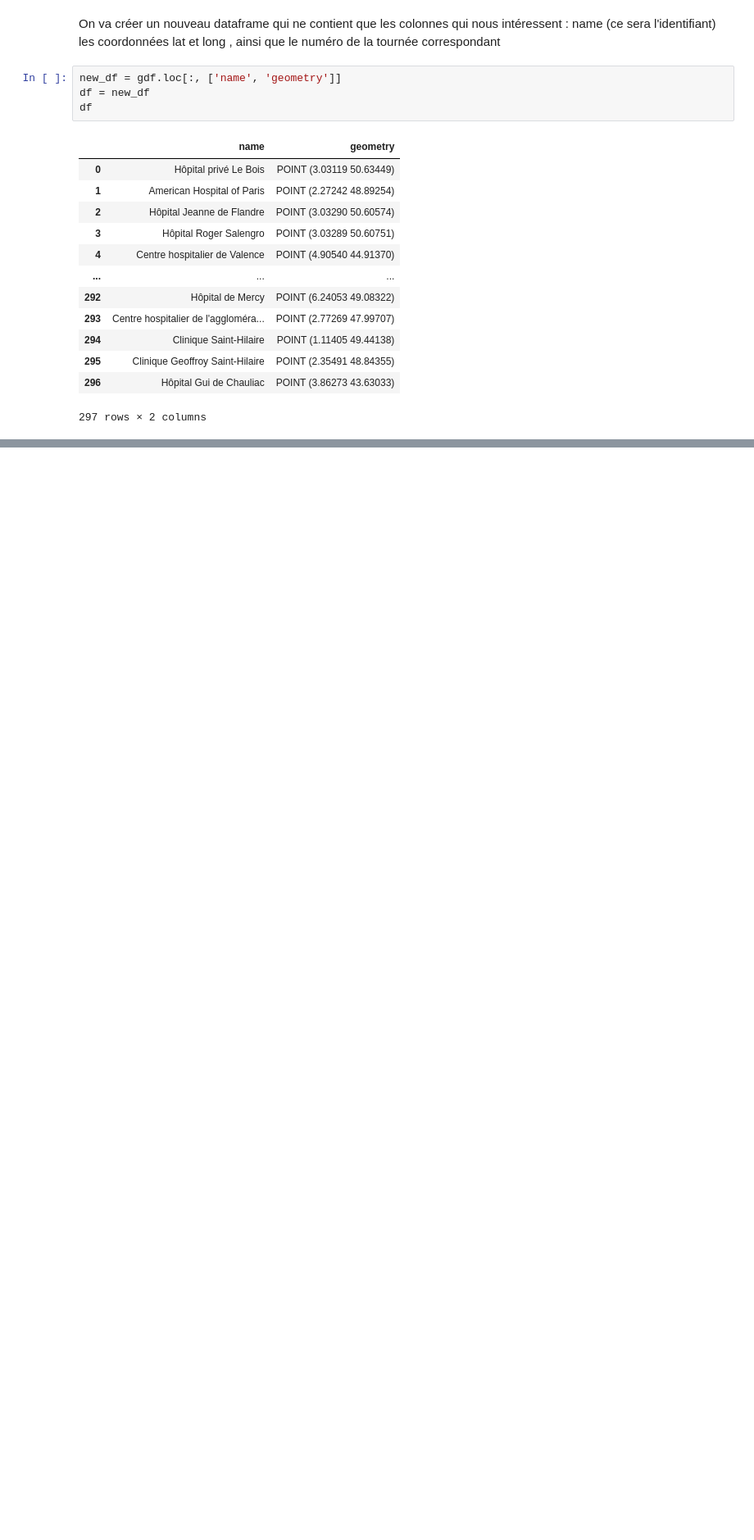
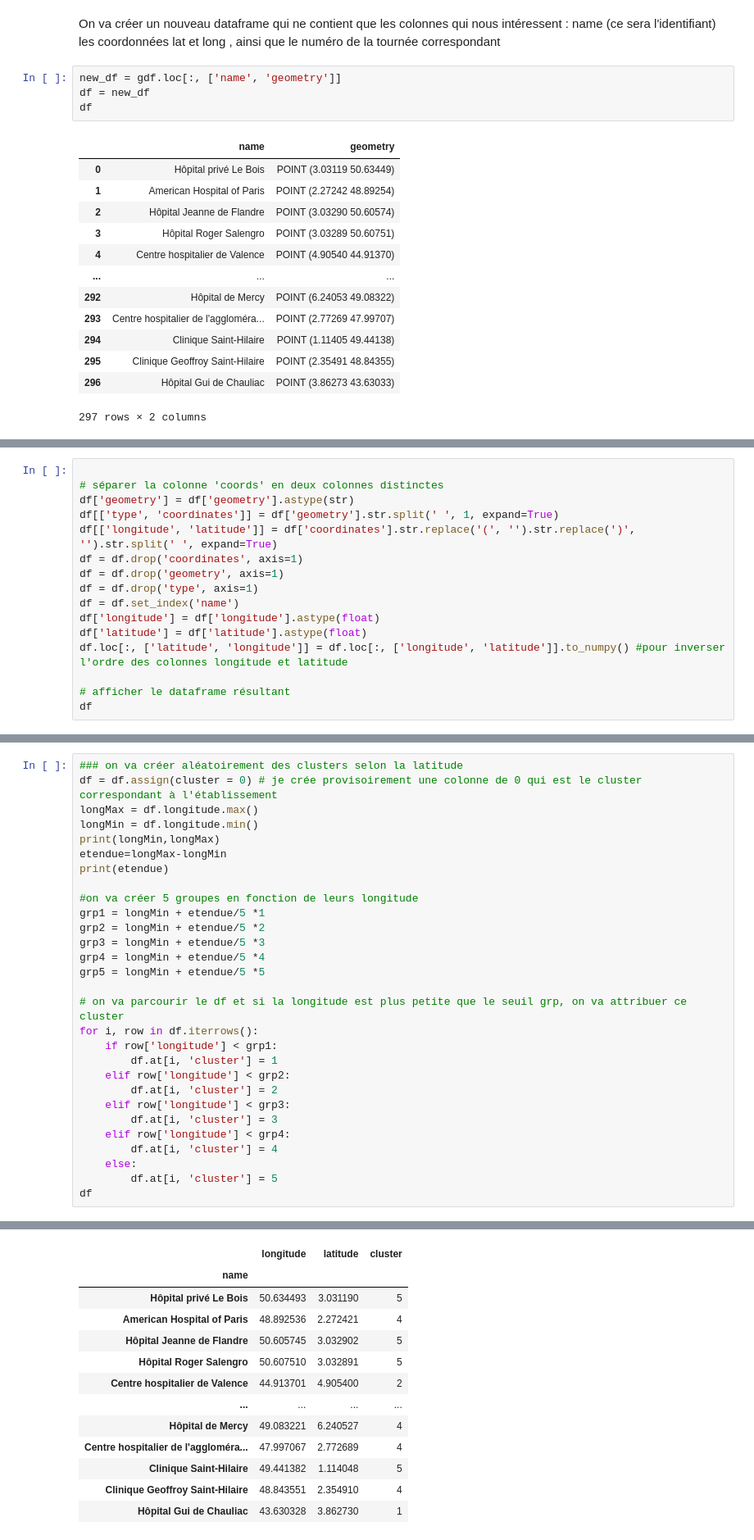
Before and after one commit to Augustin0412/MemoirePaulAugustin2, a Jupyter notebook: algo_TSP/algoTSP.ipynb, the cells around one changed output, grey strips where cells are left out. Shown at 82% size. Saved outputs shown, nothing was run; the diff lists cells and outputs as text; blank space fills up the shorter version.

Commit message:
génération d'un dataframe avec name, long,lat, le numéro du cluster selon la longitude

```diff
--- a/algo_TSP/algoTSP.ipynb
+++ b/algo_TSP/algoTSP.ipynb
@@ -135,0 +117,16 @@ AttributeError: Can only use .str accessor with string values!
+# %%
+
+# séparer la colonne 'coords' en deux colonnes distinctes
+df['geometry'] = df['geometry'].astype(str)
+df[['type', 'coordinates']] = df['geometry'].str.split(' ', 1, expand=True)
+df[['longitude', 'latitude']] = df['coordinates'].str.replace('(', '').str.replace(')', '').str.split(' ', expand=True)
+df = df.drop('coordinates', axis=1)
+df = df.drop('geometry', axis=1)
+df = df.drop('type', axis=1)
+df = df.set_index('name')
+df['longitude'] = df['longitude'].astype(float)
+df['latitude'] = df['latitude'].astype(float)
+df.loc[:, ['latitude', 'longitude']] = df.loc[:, ['longitude', 'latitude']].to_numpy() #pour inverser l'ordre des colonnes longitude et latitude
+
+# afficher le dataframe résultant
+df
@@ -135,0 +148,30 @@ AttributeError: Can only use .str accessor with string values!
+# %%
+### on va créer aléatoirement des clusters selon la latitude
+df = df.assign(cluster = 0) # je crée provisoirement une colonne de 0 qui est le cluster correspondant à l'établissement
+longMax = df.longitude.max()
+longMin = df.longitude.min()
+print(longMin,longMax)
+etendue=longMax-longMin
+print(etendue)
+
+#on va créer 5 groupes en fonction de leurs longitude
+grp1 = longMin + etendue/5 *1
+grp2 = longMin + etendue/5 *2
+grp3 = longMin + etendue/5 *3
+grp4 = longMin + etendue/5 *4
+grp5 = longMin + etendue/5 *5
+
+# on va parcourir le df et si la longitude est plus petite que le seuil grp, on va attribuer ce cluster
+for i, row in df.iterrows():
+    if row['longitude'] < grp1:
+        df.at[i, 'cluster'] = 1
+    elif row['longitude'] < grp2:
+        df.at[i, 'cluster'] = 2
+    elif row['longitude'] < grp3:
+        df.at[i, 'cluster'] = 3
+    elif row['longitude'] < grp4:
+        df.at[i, 'cluster'] = 4
+    else:
+        df.at[i, 'cluster'] = 5
+df
+# %% [output]
@@ -135,0 +180,13 @@ AttributeError: Can only use .str accessor with string values!
+|  | longitude | latitude | cluster |
+| name |  |  |  |
+| Hôpital privé Le Bois | 50.634493 | 3.031190 | 5 |
+| American Hospital of Paris | 48.892536 | 2.272421 | 4 |
+| Hôpital Jeanne de Flandre | 50.605745 | 3.032902 | 5 |
+| Hôpital Roger Salengro | 50.607510 | 3.032891 | 5 |
+| Centre hospitalier de Valence | 44.913701 | 4.905400 | 2 |
+| ... | ... | ... | ... |
+| Hôpital de Mercy | 49.083221 | 6.240527 | 4 |
+| Centre hospitalier de l'aggloméra... | 47.997067 | 2.772689 | 4 |
+| Clinique Saint-Hilaire | 49.441382 | 1.114048 | 5 |
+| Clinique Geoffroy Saint-Hilaire | 48.843551 | 2.354910 | 4 |
+| Hôpital Gui de Chauliac | 43.630328 | 3.862730 | 1 |
```
Also changed, not shown: parts of 4 cells of this notebook.
